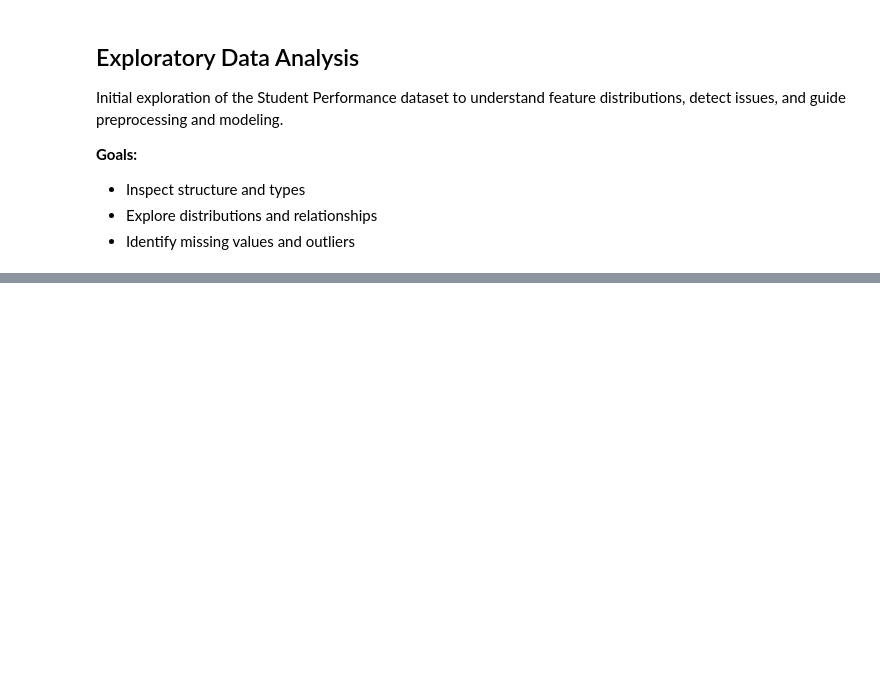
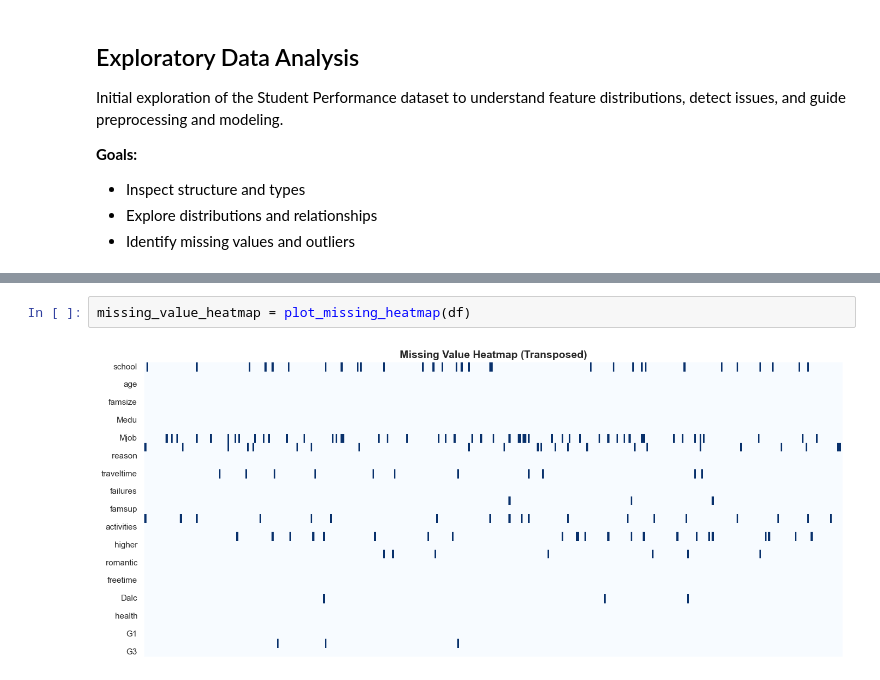
Before and after one commit to levtitanyan/student-performance-ml, a Jupyter notebook: notebooks/01_eda.ipynb, the cells around one changed output, grey strips where cells are left out. Saved outputs shown, nothing was run; the diff lists cells and outputs as text; blank space fills up the shorter version.

```diff
--- a/notebooks/01_eda.ipynb
+++ b/notebooks/01_eda.ipynb
@@ -54,0 +71,4 @@ memory usage: 102.0+ KB
+# %%
+missing_value_heatmap = plot_missing_heatmap(df)
+# %% [output]
+[figure, added]
```
Also changed, not shown: parts of 21 cells of this notebook, 3 other files.
